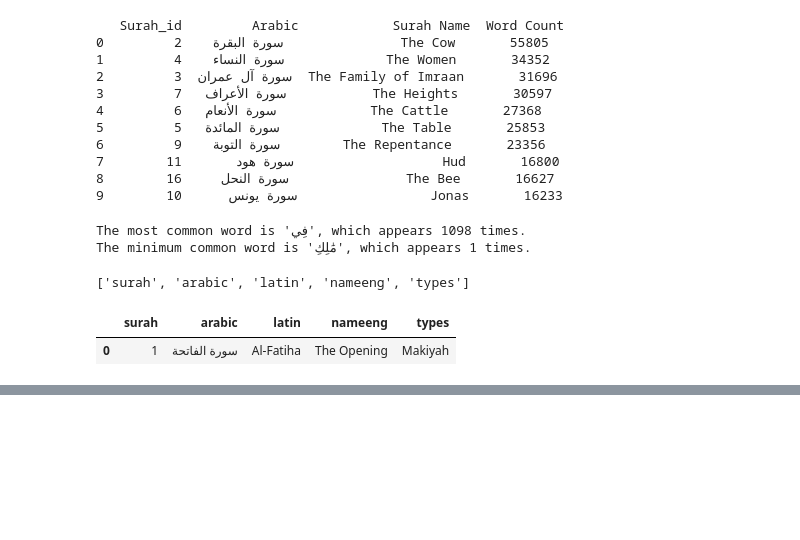
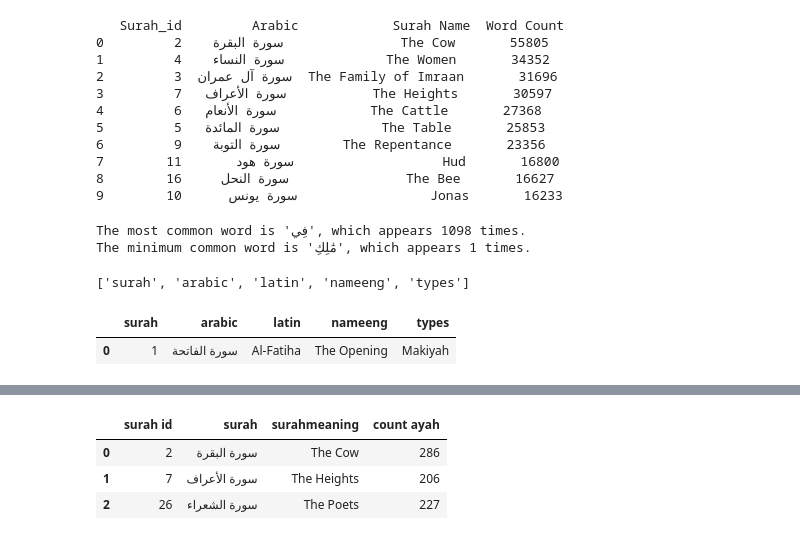
Before and after one commit to langsari/big-data-engineering-with-python-2022, a Jupyter notebook: Big data PRO.ipynb, the cells around one changed output, grey strips where cells are left out. Drawn from its saved outputs; the diff is of its cells as text; code cells hidden in the pictures; blank space fills up the shorter version.

```diff
--- a/Big data PRO.ipynb
+++ b/Big data PRO.ipynb
@@ -494,4 +495,24 @@ ANS :There are 15 sajdah marks in the entire Quran.
 | 14 | 6125 | 19 | Al-Alaq | سورة العلق | كَلَّا لَا تُطِعۡهُ وَٱسۡجُدۡۤ وَ... | Nay, Obey not thou him. But prost... | obligatory(Wajib) |
+# %%
+# Q : Which surah that have more than 200 ayah  with show surahid,surah,surahmeaning,countayah
+cur.execute("""SELECT sr.Surah, sr.arabic, sr.NameEng, COUNT(*) as ayah_count
+                FROM arabic a
+                JOIN surah sr ON a.surah = sr.Surah
+                GROUP BY sr.Surah,sr.arabic, sr.NameEng
+                HAVING COUNT(*) > 200
+                ORDER BY sr.Surah;""")
+
+# Fetch the results
+rows1 = cur.fetchall()
+# Convert to a Pandas dataframe
+df1 = pd.DataFrame(rows1, columns=['surah id','surah','surahmeaning','count ayah'])
+# Print the dataframe
+df1
+# %% [output]
+|  | surah id | surah | surahmeaning | count ayah |
+| 0 | 2 | سورة البقرة | The Cow | 286 |
+| 1 | 7 | سورة الأعراف | The Heights | 206 |
+| 2 | 26 | سورة الشعراء | The Poets | 227 |
 # %%
 #ปิดการทำงาน
 try:
```
Also changed, not shown: parts of 1 cell of this notebook.
